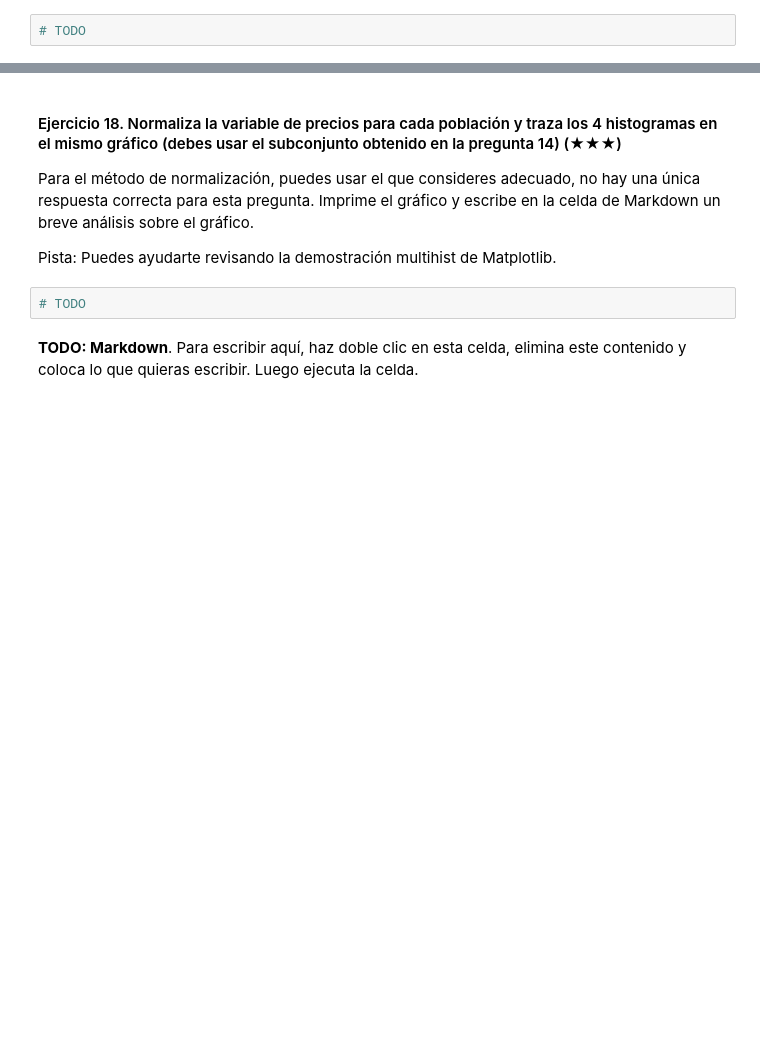
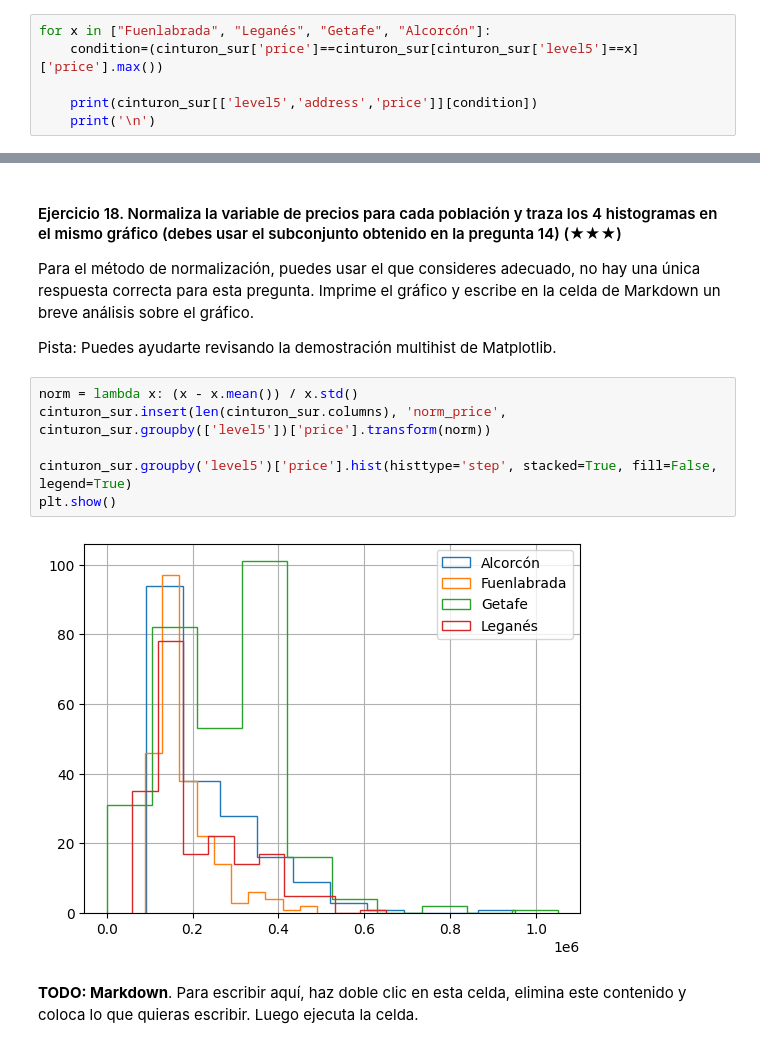
Before and after one commit to Laura-Cruz-Gil/realestate-datacleanup-exercise, a Jupyter notebook: project.es.ipynb, the cells around one changed output, grey strips where cells are left out. Cells and saved outputs as stored; diff of their text form; blank space fills up the shorter version.

```diff
--- a/project.es.ipynb
+++ b/project.es.ipynb
@@ -313,4 +331,8 @@ Imprime ambos valores por cada variable.
 
 Imprime tanto la dirección como el precio de la casa seleccionada de cada población. Puedes imprimir un DataFrame o una sola línea para cada población.
 # %%
-# TODO
+for x in ["Fuenlabrada", "Leganés", "Getafe", "Alcorcón"]:
+    condition=(cinturon_sur['price']==cinturon_sur[cinturon_sur['level5']==x]['price'].max())
+
+    print(cinturon_sur[['level5','address','price']][condition])
+    print('\n')
@@ -321,7 +358,13 @@ Para el método de normalización, puedes usar el que consideres adecuado, no ha
 
 Pista: Puedes ayudarte revisando la demostración multihist de Matplotlib.
 # %%
-# TODO
+norm = lambda x: (x - x.mean()) / x.std()
+cinturon_sur.insert(len(cinturon_sur.columns), 'norm_price', cinturon_sur.groupby(['level5'])['price'].transform(norm))
+
+cinturon_sur.groupby('level5')['price'].hist(histtype='step', stacked=True, fill=False, legend=True)
+plt.show()
+# %% [output]
+[figure, added]
 # %% [markdown]
 **TODO: Markdown**. Para escribir aquí, haz doble clic en esta celda, elimina este contenido y coloca lo que quieras escribir. Luego ejecuta la celda.
 # %% [markdown]
```
Also changed, not shown: parts of 7 cells of this notebook.
